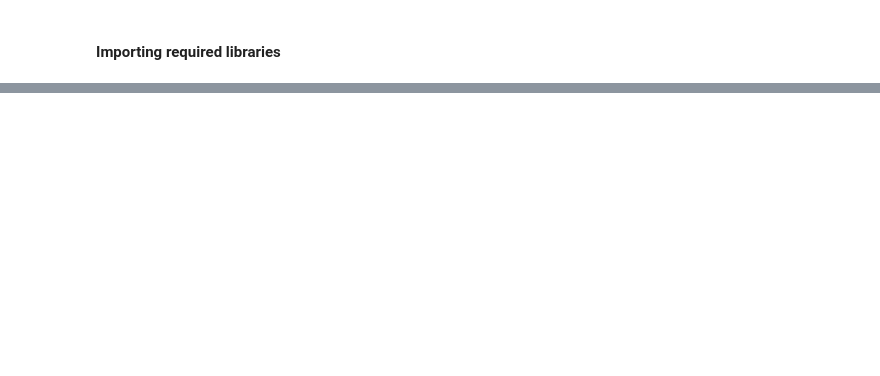
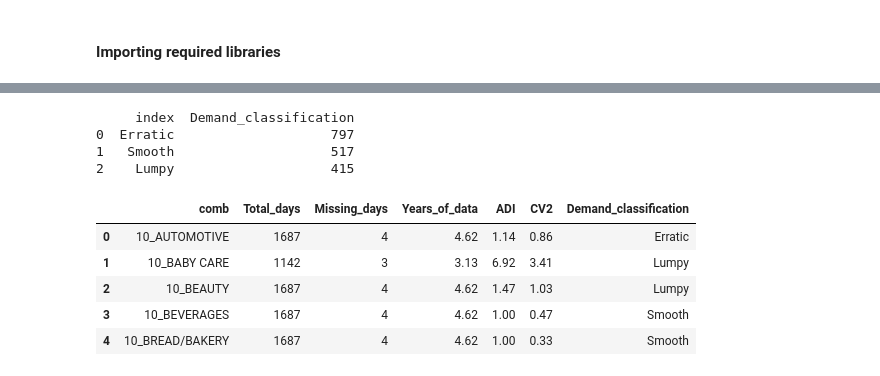
Before and after one commit to aishwarya-mm16/Store-sales-forecasting, a Jupyter notebook: EDA.ipynb, the cells around one changed output, grey strips where cells are left out. Drawn from its saved outputs; the diff is of its cells as text; code cells hidden in the pictures; blank space fills up the shorter version.

```diff
--- a/EDA.ipynb
+++ b/EDA.ipynb
@@ -18,0 +294,7 @@ d
+# %%
+# Exploring train data set
+train['date'] = pd.to_datetime(train['date'])
+data_start_date = train['date'].min()
+data_end_date = train['date'].max()
+print(data_start_date, data_end_date)
+train.head()
@@ -18,0 +335,5 @@ d
+# %%
+# Column indicating store, product family combination
+train_proc = train.copy()
+train_proc['comb'] = train_proc['store_nbr'].map(int).map(str) + '_' + train_proc['family']
+train_proc.head(2)
@@ -18,0 +344,5 @@ d
+# %%
+# Separating combinations with no sales so that they can directly be assinged as zero
+no_sales_combs = list(set(train_proc['comb'].unique()) -
+set(train_proc[train_proc['sales']!=0]['comb'].unique()))
+print('Count of combinations with no sales:', len(no_sales_combs))
@@ -18,0 +358,56 @@ d
+# %%
+# Demand classification, Missing days count, Years of data present
+
+def comb_info_calc(df):
+    """" Function calculates duration, count of missing dates, adi, cv^2.
+    df: data frame with date and sales columns
+    """
+    # ADI
+    df1 = df[df['sales']!=0].copy()
+    df_act = df[df['date']>=df1['date'].min()].copy()
+    days_pres = len(df_act)
+    df_all_dates = pd.DataFrame({'date': pd.date_range(
+        start=df1['date'].min(), end=data_end_date)})
+    df_act = df_act.merge(df_all_dates, on=['date'], how='right')
+    days_tot = len(df_act)
+    df_act['sales'] = df_act['sales'].fillna(0)
+    adi = len(df_all_dates)/df_act[df_act['sales']!=0].shape[0]
+
+    # CV
+    cv2 = variation(df_act['sales'])
+    return([days_tot, days_tot-days_pres, adi, cv2])
+
+# Keeping only combs with sales
+train_proc_sales = train_proc[train_proc['comb'].isin(no_sales_combs)==False].copy()
+
+comb_info_tb = train_proc_sales.groupby('comb').apply(
+    comb_info_calc).reset_index().rename(columns={0: 'COMB_INFO'})
+comb_info_tb['Total_days'] = comb_info_tb['COMB_INFO'].map(lambda x: x[0])
+comb_info_tb['Missing_days'] = comb_info_tb['COMB_INFO'].map(lambda x: x[1])
+
+comb_info_tb['Years_of_data'] = comb_info_tb['Total_days']/365
+
+# Calculating adi, cv^2 and demand classification
+comb_info_tb['ADI'] = comb_info_tb['COMB_INFO'].map(lambda x: x[2])
+comb_info_tb['CV2'] = comb_info_tb['COMB_INFO'].map(lambda x: x[3])
+comb_info_tb.drop(columns=['COMB_INFO'], inplace=True)
+
+comb_info_tb['Demand_classification'] = np.where(
+    (comb_info_tb['ADI']<1.32) & (comb_info_tb['CV2']<0.49), 'Smooth',
+    np.where((comb_info_tb['ADI']>=1.32) & (comb_info_tb['CV2']<0.49), 'Intermittent',
+    np.where((comb_info_tb['ADI']<1.32) & (comb_info_tb['CV2']>=0.49), 'Erratic', 'Lumpy'))
+)
+
+print(comb_info_tb['Demand_classification'].value_counts().reset_index())
+comb_info_tb.head()
+# %% [output]
+     index  Demand_classification
+0  Erratic                    797
+1   Smooth                    517
+2    Lumpy                    415
+|  | comb | Total_days | Missing_days | Years_of_data | ADI | CV2 | Demand_classification |
+| 0 | 10_AUTOMOTIVE | 1687 | 4 | 4.62 | 1.14 | 0.86 | Erratic |
+| 1 | 10_BABY CARE | 1142 | 3 | 3.13 | 6.92 | 3.41 | Lumpy |
+| 2 | 10_BEAUTY | 1687 | 4 | 4.62 | 1.47 | 1.03 | Lumpy |
+| 3 | 10_BEVERAGES | 1687 | 4 | 4.62 | 1.00 | 0.47 | Smooth |
+| 4 | 10_BREAD/BAKERY | 1687 | 4 | 4.62 | 1.00 | 0.33 | Smooth |
```
Also changed, not shown: parts of 35 cells of this notebook, 4 other files.
